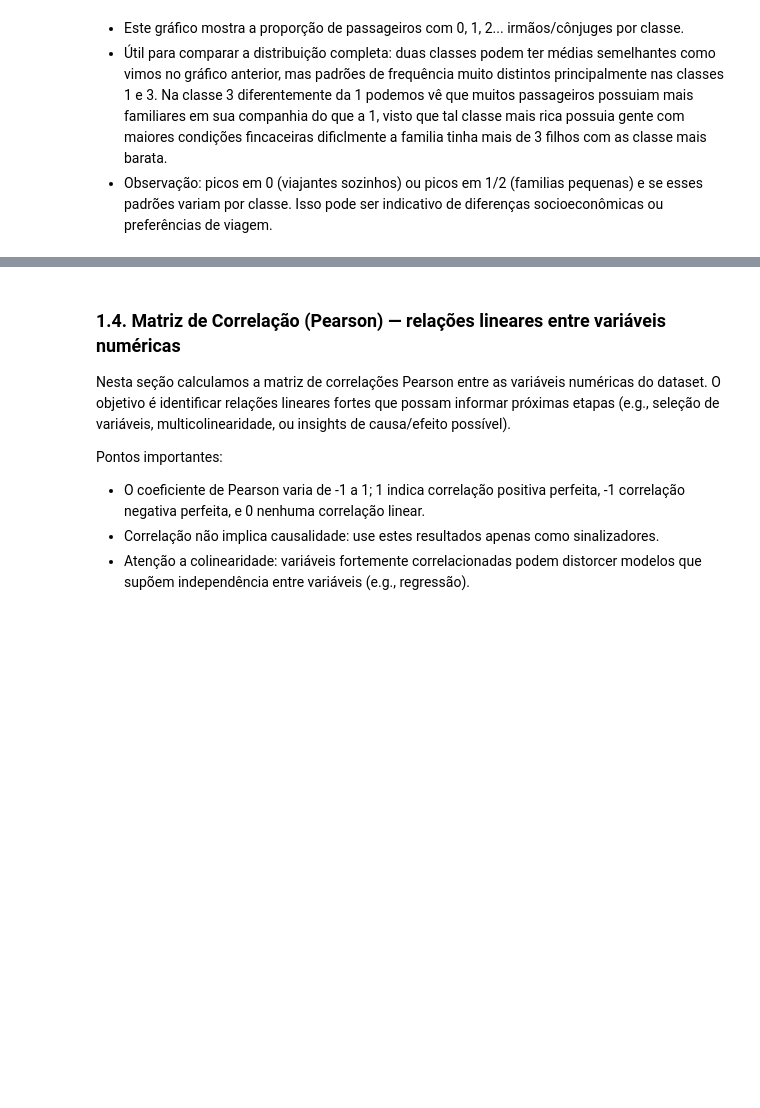
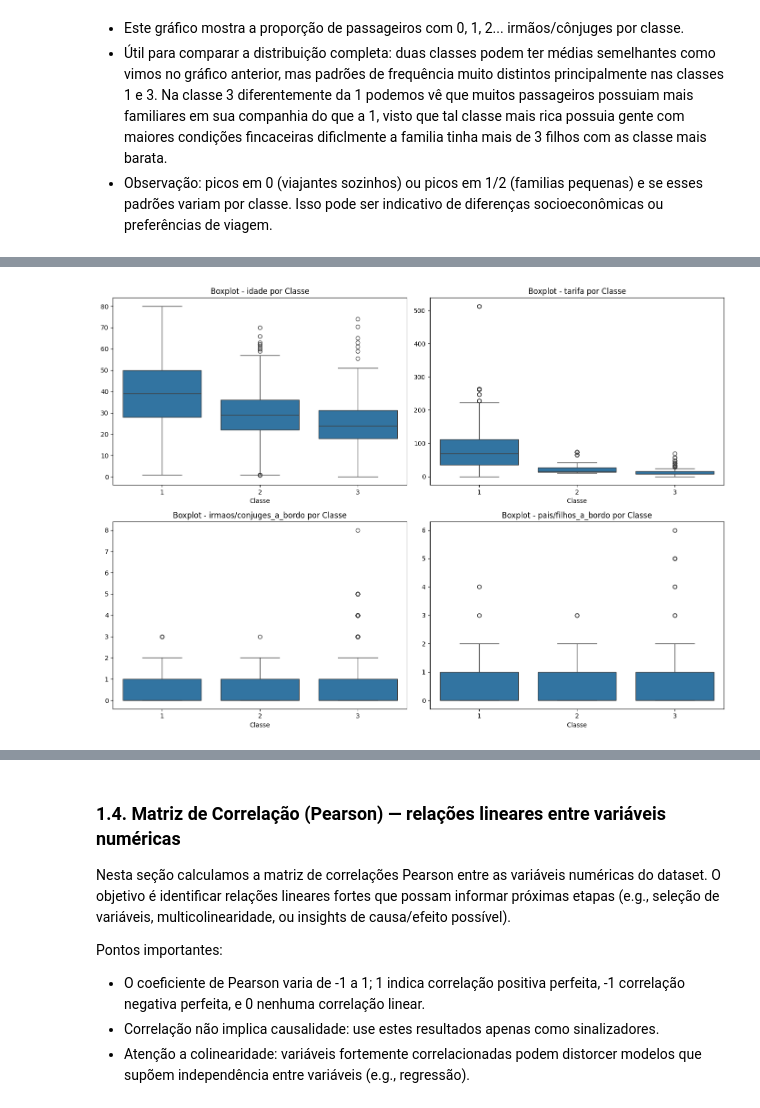
Before and after one commit to Fabiano01EST/Python-Aplication-Data-Base-Titanic, a Jupyter notebook: aplicação_pyhton.ipynb, the cells around one changed output, grey strips where cells are left out. Drawn from its saved outputs; the diff is of its cells as text; code cells hidden in the pictures; blank space fills up the shorter version.

```diff
--- a/aplicação_pyhton.ipynb
+++ b/aplicação_pyhton.ipynb
@@ -267,0 +214,17 @@ plt.legend(title='Irmãos/Conjuges')
+# %%
+# Criar boxplots para cada variável numérica agrupada por classe
+fig, axes = plt.subplots(2, 2, figsize=(14, 10))
+axes = axes.flatten()
+
+for idx, col in enumerate(cols_numericas):
+    sns.boxplot(x='classe', y=col, data=dados_titanic1, ax=axes[idx])
+    axes[idx].set_title(f'Boxplot - {col} por Classe')
+    axes[idx].set_xlabel('Classe')
+    axes[idx].set_ylabel(col)
+    # remover apenas o texto do rótulo Y
+    axes[idx].set_ylabel('')
+
+plt.tight_layout()
+plt.show()
+# %% [output]
+[figure, added]
```
Also changed, not shown: parts of 9 cells of this notebook.
